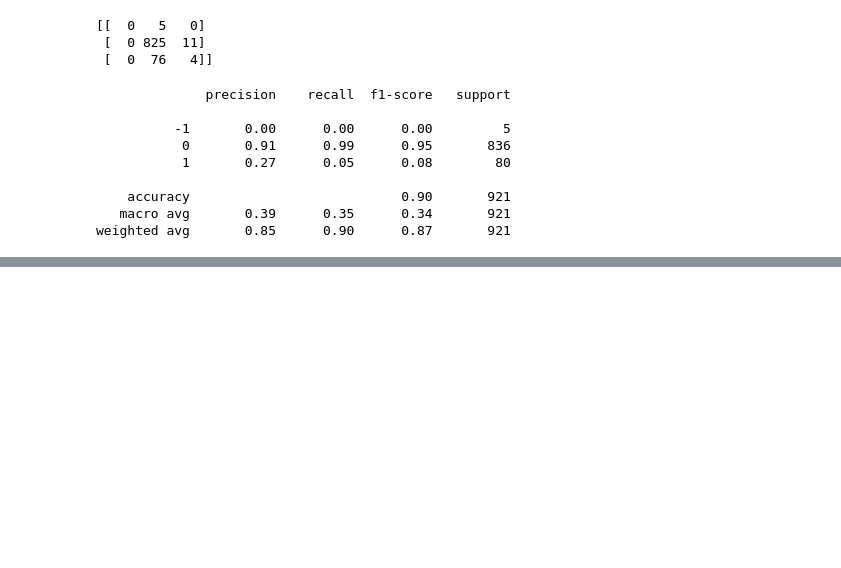
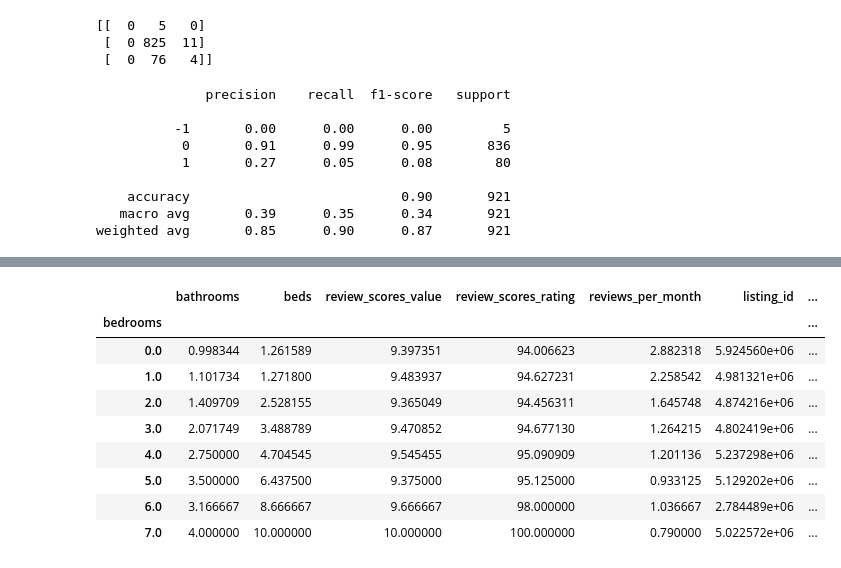
Before and after one commit to allanabraham10/Udacity_DS_NanoDegree, a Jupyter notebook: AirbnbSeattle_Udacity.ipynb, the cells around one changed output, grey strips where cells are left out. Saved outputs shown, nothing was run; the diff lists cells and outputs as text; code cells hidden in the pictures; blank space fills up the shorter version.

```diff
--- a/AirbnbSeattle_Udacity.ipynb
+++ b/AirbnbSeattle_Udacity.ipynb
@@ -445,0 +535,13 @@ weighted avg       0.85      0.90      0.87       921
+# %%
+df_final.groupby('bedrooms').mean()
+# %% [output]
+|  | bathrooms | beds | review_scores_value | review_scores_rating | reviews_per_month | listing_id | ... |
+| bedrooms |  |  |  |  |  |  | ... |
+| 0.0 | 0.998344 | 1.261589 | 9.397351 | 94.006623 | 2.882318 | 5.924560e+06 | ... |
+| 1.0 | 1.101734 | 1.271800 | 9.483937 | 94.627231 | 2.258542 | 4.981321e+06 | ... |
+| 2.0 | 1.409709 | 2.528155 | 9.365049 | 94.456311 | 1.645748 | 4.874216e+06 | ... |
+| 3.0 | 2.071749 | 3.488789 | 9.470852 | 94.677130 | 1.264215 | 4.802419e+06 | ... |
+| 4.0 | 2.750000 | 4.704545 | 9.545455 | 95.090909 | 1.201136 | 5.237298e+06 | ... |
+| 5.0 | 3.500000 | 6.437500 | 9.375000 | 95.125000 | 0.933125 | 5.129202e+06 | ... |
+| 6.0 | 3.166667 | 8.666667 | 9.666667 | 98.000000 | 1.036667 | 2.784489e+06 | ... |
+| 7.0 | 4.000000 | 10.000000 | 10.000000 | 100.000000 | 0.790000 | 5.022572e+06 | ... |
```
Also changed, not shown: parts of 13 cells of this notebook.
